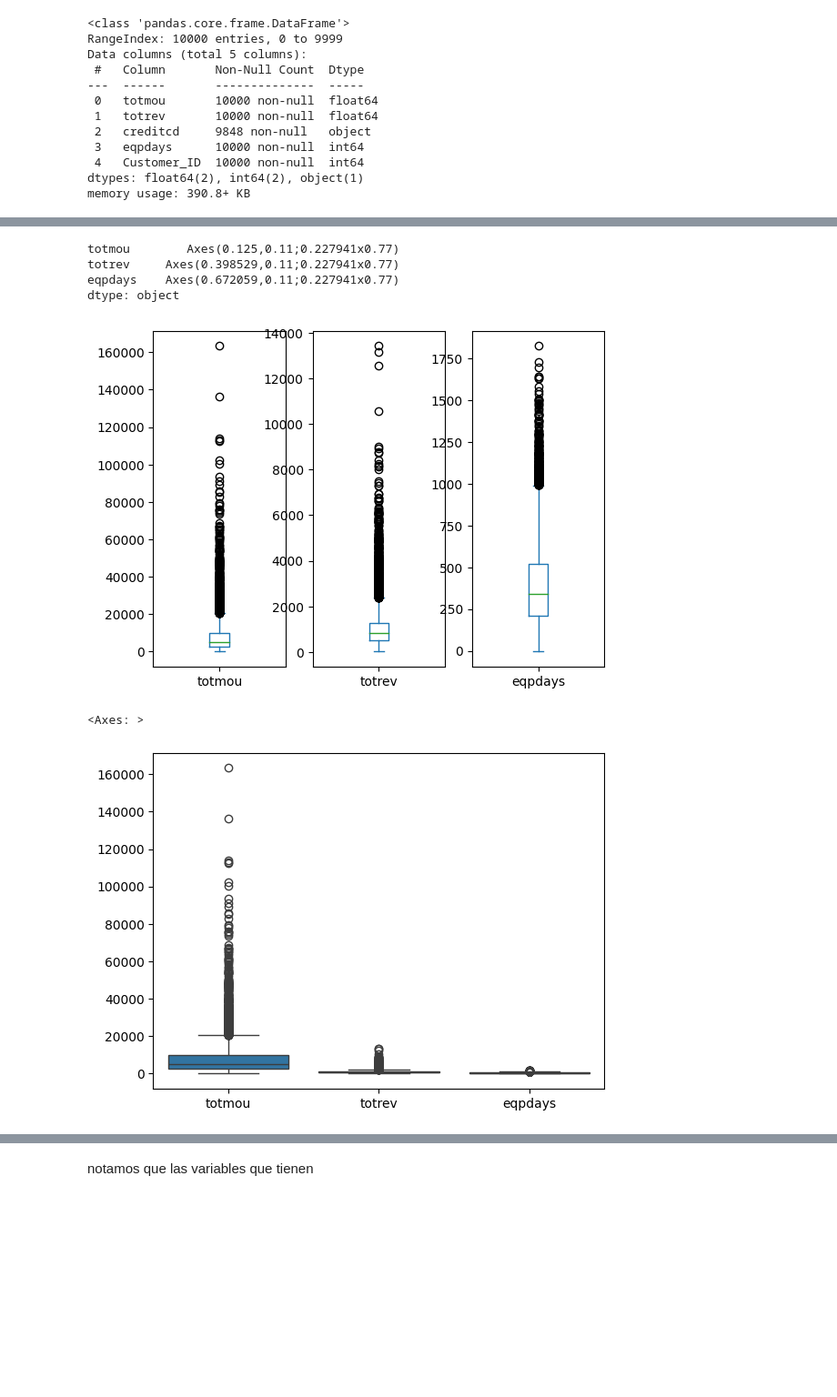
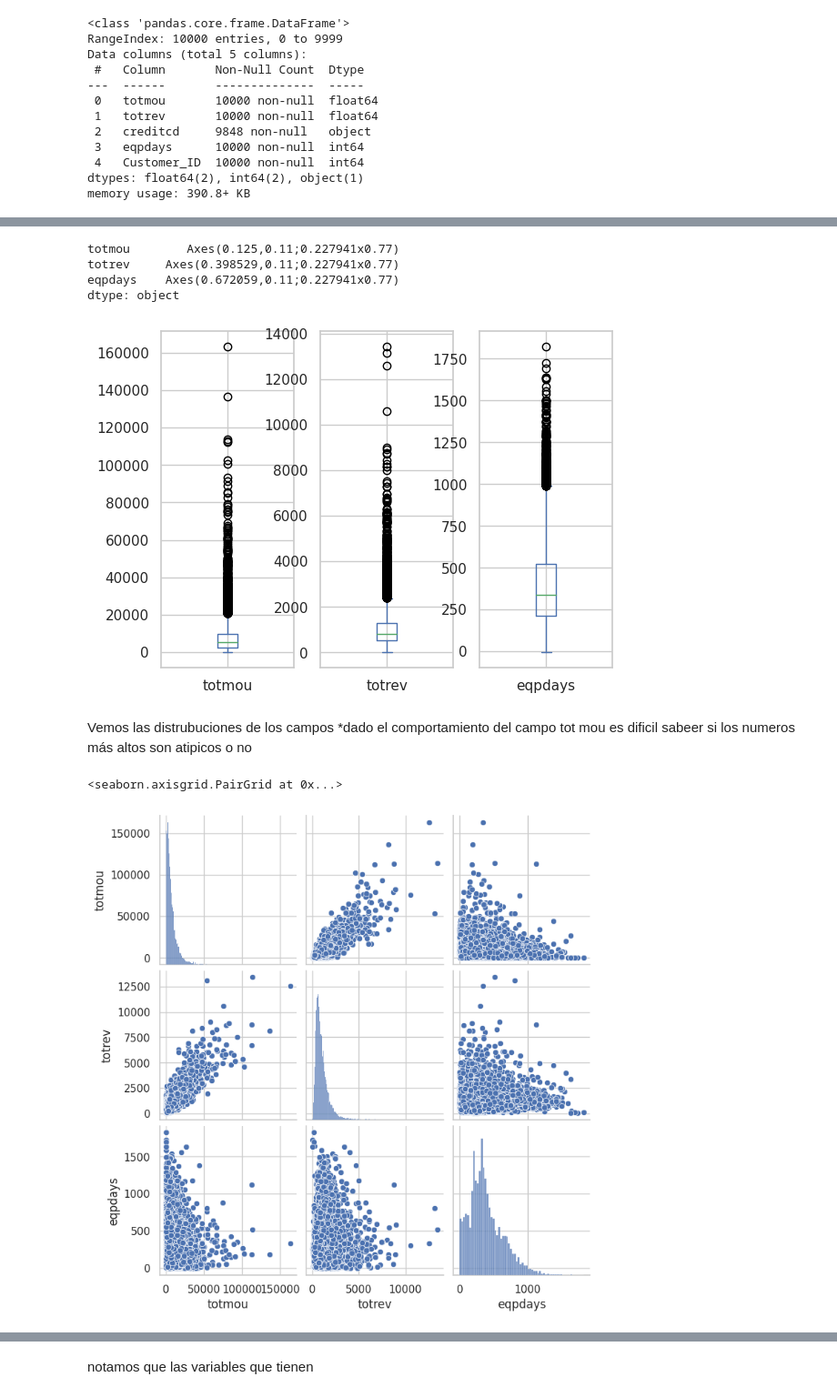
Before and after one commit to mgomez270/MLGuia1, a Jupyter notebook: Relación_Minutos.ipynb, the cells around one changed output, grey strips where cells are left out. Shown: that part at 91% size. Drawn from its saved outputs; the diff is of its cells as text; code cells hidden in the pictures; blank space fills up the shorter version.

```diff
--- a/Relación_Minutos.ipynb
+++ b/Relación_Minutos.ipynb
@@ -60,13 +72,16 @@ array([[<Axes: title={'center': 'totmou'}>,
 # %%
-df.plot(kind='box',subplots=True)
+df.drop(columns=['creditcd']).plot(kind='box',subplots=True)
 # %% [output]
 totmou        Axes(0.125,0.11;0.227941x0.77)
 totrev     Axes(0.398529,0.11;0.227941x0.77)
 eqpdays    Axes(0.672059,0.11;0.227941x0.77)
 dtype: object
-[figure, old version]
+[figure, new version]
+# %% [markdown]
+Vemos las distrubuciones de los campos
+*dado el comportamiento del campo tot mou es dificil sabeer si los numeros más altos son atipicos o no
 # %%
-sns.boxplot(df)
+sns.pairplot(df)
 # %% [output]
-<Axes: >
+<seaborn.axisgrid.PairGrid at 0x...>
-[figure, old version]
+[figure, new version]
```
Also changed, not shown: parts of 9 cells of this notebook.
